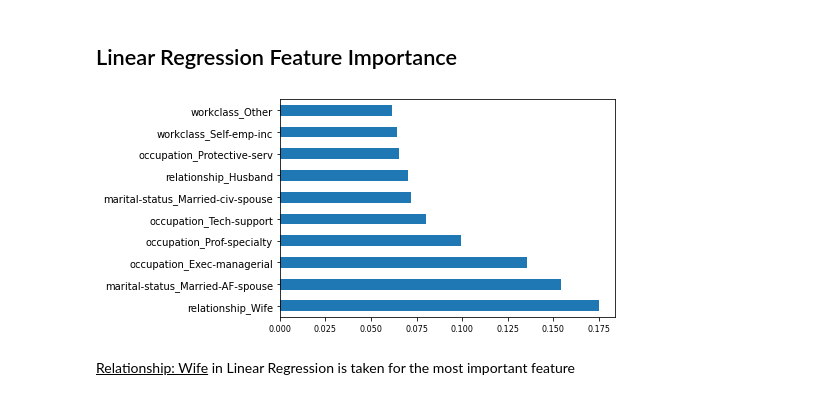
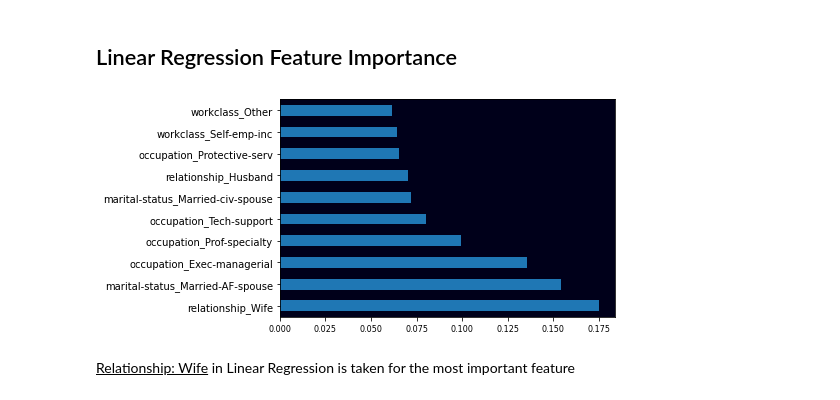
Before and after one commit to agomolka/AdultIncomeAnalysis, a Jupyter notebook: Adult_income_analysis.ipynb, the cells around one changed output. Saved outputs shown, nothing was run; the diff lists cells and outputs as text; code cells hidden in the pictures.

```diff
--- a/Adult_income_analysis.ipynb
+++ b/Adult_income_analysis.ipynb
@@ -1286,11 +1301,14 @@ plt.show()
 ## Linear Regression Feature Importance
 # %%
 #plot graph of feature importances for better visualization
+fig = plt.figure()
+ax = fig.add_subplot(111)
+ax.set_facecolor((0,0,0.10))
 feat_importances_linr = pd.Series(lin_reg["feature importance"], index=features)
 feat_importances_linr.nlargest(10).plot(kind='barh')
 plt.show()
 # %% [output]
-[figure, old version]
+[figure, new version]
 # %% [markdown]
 <u>Relationship: Wife</u> in Linear Regression is taken for the most important feature
 # %% [markdown]
```
Also changed, not shown: parts of 6 cells of this notebook, 1 other file.
